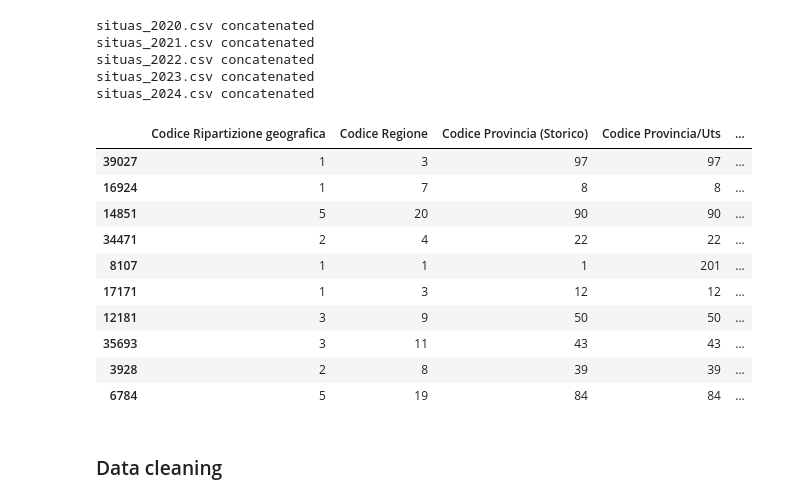
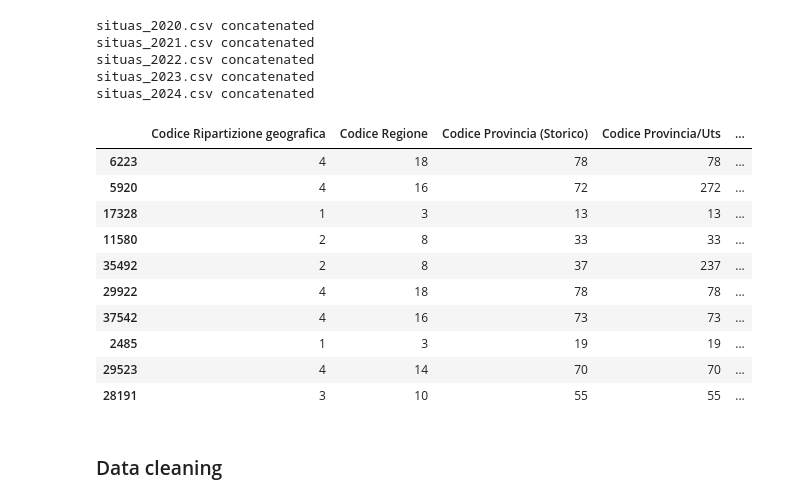
Before and after one commit to MarcoTosoni/boolean_project, a Jupyter notebook: data_analysis.ipynb, the cells around one changed output. Saved outputs shown, nothing was run; the diff lists cells and outputs as text; code cells hidden in the pictures.

Commit message:
cleaned crashes, fixed None issue in cities

```diff
--- a/data_analysis.ipynb
+++ b/data_analysis.ipynb
@@ -34,7 +34,7 @@ cities_raw = pd.DataFrame()
 
 for i in range(5):
     df_tmp = pd.read_csv('data/situas_202'+str(i)+'.csv',sep=';')
-    cities_raw = pd.concat([cities,df_tmp])
+    cities_raw = pd.concat([cities_raw,df_tmp])
     print('situas_202'+str(i)+'.csv concatenated')
 
 cities_raw.index = pd.RangeIndex(len(cities_raw))
@@ -45,19 +45,19 @@ situas_2022.csv concatenated
 situas_2023.csv concatenated
 situas_2024.csv concatenated
 # %%
-cities.sample(10)
+cities_raw.sample(10)
 # %% [output]
 |  | Codice Ripartizione geografica | Codice Regione | Codice Provincia (Storico) | Codice Provincia/Uts | ... |
-| 39027 | 1 | 3 | 97 | 97 | ... |
-| 16924 | 1 | 7 | 8 | 8 | ... |
-| 14851 | 5 | 20 | 90 | 90 | ... |
-| 34471 | 2 | 4 | 22 | 22 | ... |
-| 8107 | 1 | 1 | 1 | 201 | ... |
-| 17171 | 1 | 3 | 12 | 12 | ... |
-| 12181 | 3 | 9 | 50 | 50 | ... |
-| 35693 | 3 | 11 | 43 | 43 | ... |
-| 3928 | 2 | 8 | 39 | 39 | ... |
-| 6784 | 5 | 19 | 84 | 84 | ... |
+| 6223 | 4 | 18 | 78 | 78 | ... |
+| 5920 | 4 | 16 | 72 | 272 | ... |
+| 17328 | 1 | 3 | 13 | 13 | ... |
+| 11580 | 2 | 8 | 33 | 33 | ... |
+| 35492 | 2 | 8 | 37 | 237 | ... |
+| 29922 | 4 | 18 | 78 | 78 | ... |
+| 37542 | 4 | 16 | 73 | 73 | ... |
+| 2485 | 1 | 3 | 19 | 19 | ... |
+| 29523 | 4 | 14 | 70 | 70 | ... |
+| 28191 | 3 | 10 | 55 | 55 | ... |
 # %% [markdown]
 ### Data cleaning
 # %% [markdown]
```
Also changed, not shown: parts of 11 cells of this notebook.
